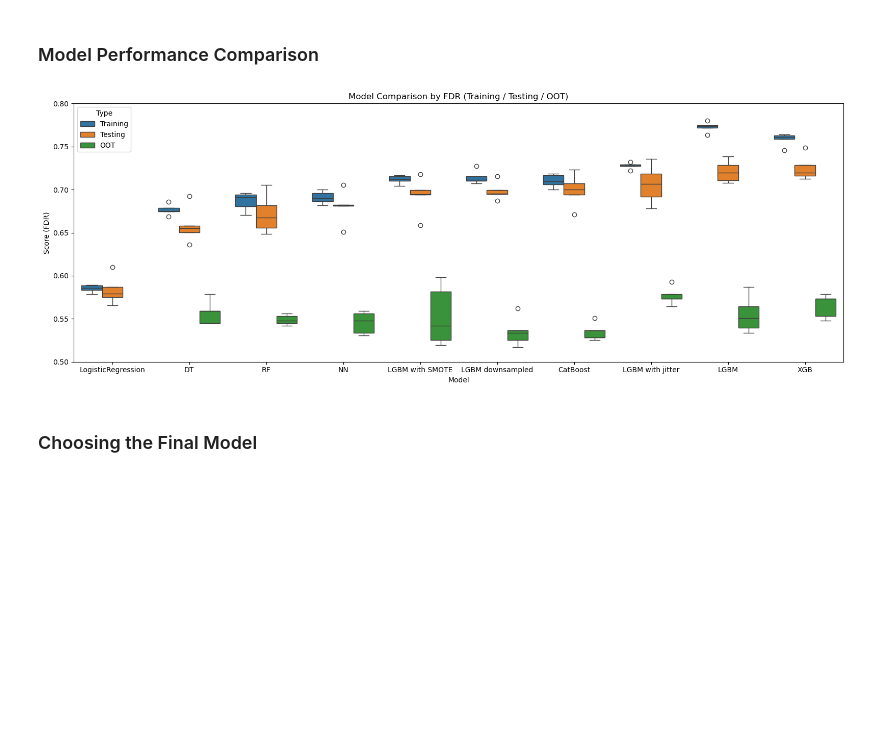
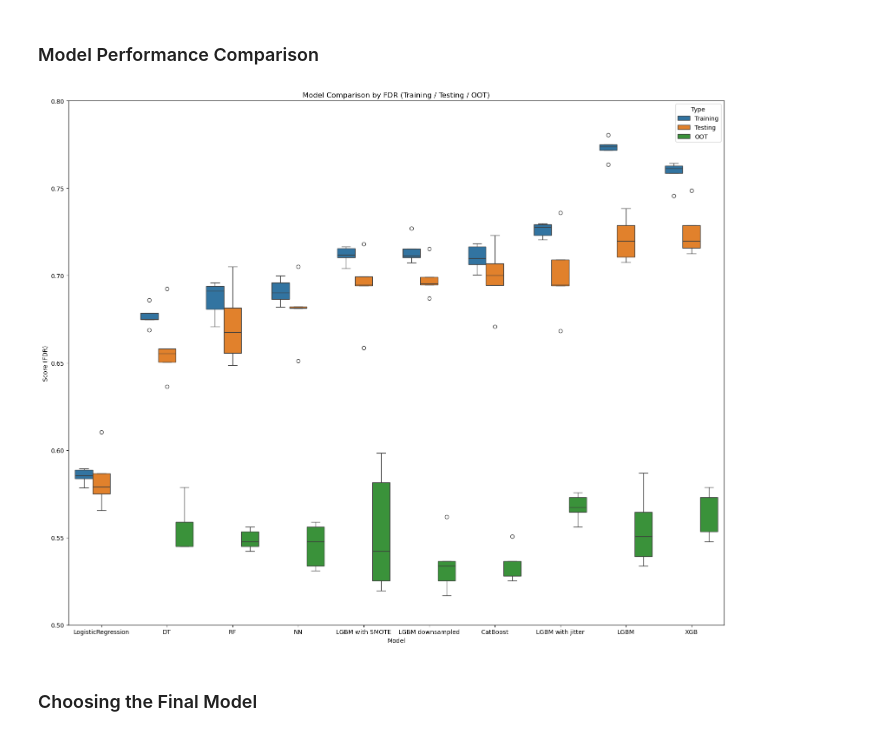
Before and after one commit to kevinp972/fraud-detection-model, a Jupyter notebook: 5_model_building_eval.ipynb, the cells around one changed output. Drawn from its saved outputs; the diff is of its cells as text; code cells hidden in the pictures; blank space fills up the shorter version.

```diff
--- a/5_model_building_eval.ipynb
+++ b/5_model_building_eval.ipynb
@@ -704,31 +704,31 @@ plot_df["Type"] = plot_df["Type"].map(type_mapping)
 # %%
 test_means = (
     plot_df[plot_df["Type"] == "Testing"]
     .groupby("Model")["Score"]
     .mean()
     .sort_values(ascending=True)
 )
 model_order = test_means.index.tolist()
 
-plt.figure(figsize=(16, 6))
+plt.figure(figsize=(16, 13))
 sns.boxplot(
     data=plot_df,
     x="Model",
     y="Score",
     hue="Type",
     order=model_order,
     palette=sns.color_palette(),
 )
 
 plt.xlabel("Model")
 plt.ylabel("Score (FDR)")
 plt.ylim(0.5, 0.8)
 plt.title("Model Comparison by FDR (Training / Testing / OOT)")
 plt.legend(title="Type")
 plt.tight_layout()
 plt.show()
 # %% [output]
-[figure, old version]
+[figure, new version]
 # %% [markdown]
 ### Choosing the Final Model
 # %%
```
Also changed, not shown: parts of 1 cell of this notebook, 4 other files.
